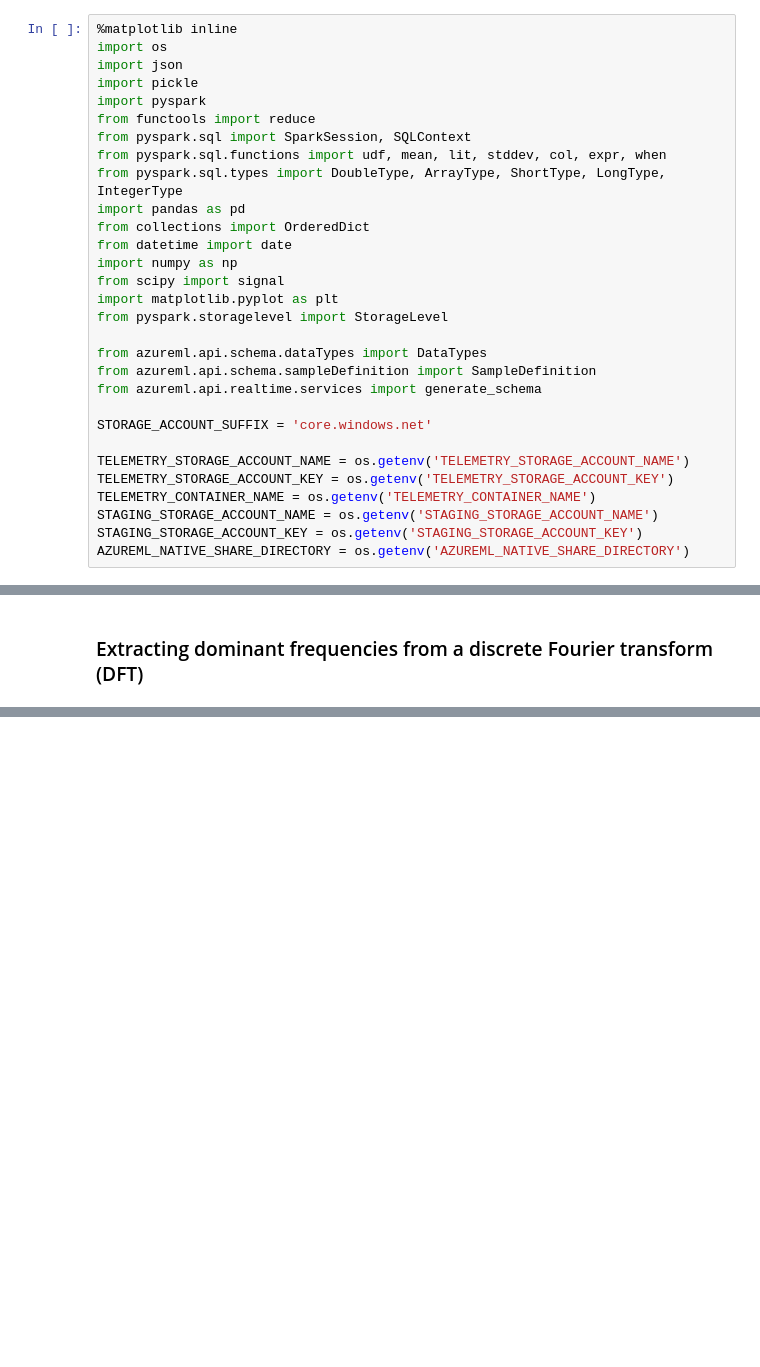
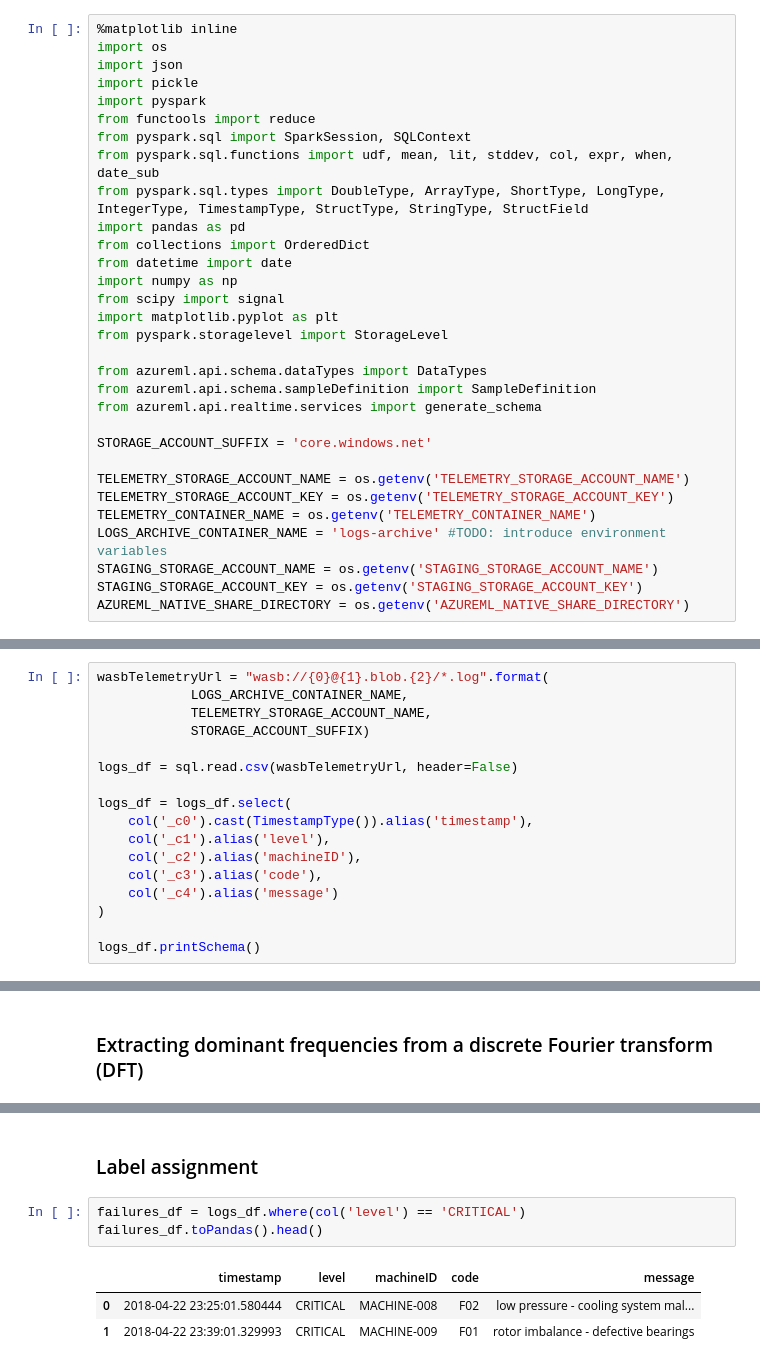
Before and after one commit to Azure/AI-PredictiveMaintenance, a Jupyter notebook: src/AML/Notebooks/FeatureEngineering.ipynb, the cells around one changed output, grey strips where cells are left out. Drawn from its saved outputs; the diff is of its cells as text; blank space fills up the shorter version.

```diff
--- a/src/AML/Notebooks/FeatureEngineering.ipynb
+++ b/src/AML/Notebooks/FeatureEngineering.ipynb
@@ -17,8 +17,8 @@ import pickle
 import pyspark
 from functools import reduce
 from pyspark.sql import SparkSession, SQLContext
-from pyspark.sql.functions import udf, mean, lit, stddev, col, expr, when
-from pyspark.sql.types import DoubleType, ArrayType, ShortType, LongType, IntegerType
+from pyspark.sql.functions import udf, mean, lit, stddev, col, expr, when, date_sub
+from pyspark.sql.types import DoubleType, ArrayType, ShortType, LongType, IntegerType, TimestampType, StructType, StringType, StructField
 import pandas as pd
 from collections import OrderedDict
 from datetime import date
@@ -36,6 +36,7 @@ STORAGE_ACCOUNT_SUFFIX = 'core.windows.net'
 TELEMETRY_STORAGE_ACCOUNT_NAME = os.getenv('TELEMETRY_STORAGE_ACCOUNT_NAME')
 TELEMETRY_STORAGE_ACCOUNT_KEY = os.getenv('TELEMETRY_STORAGE_ACCOUNT_KEY')
 TELEMETRY_CONTAINER_NAME = os.getenv('TELEMETRY_CONTAINER_NAME')
+LOGS_ARCHIVE_CONTAINER_NAME = 'logs-archive' #TODO: introduce environment variables
 STAGING_STORAGE_ACCOUNT_NAME = os.getenv('STAGING_STORAGE_ACCOUNT_NAME')
 STAGING_STORAGE_ACCOUNT_KEY = os.getenv('STAGING_STORAGE_ACCOUNT_KEY')
 AZUREML_NATIVE_SHARE_DIRECTORY = os.getenv('AZUREML_NATIVE_SHARE_DIRECTORY')
@@ -80,0 +92,17 @@ Message count: 5593
+# %%
+wasbTelemetryUrl = "wasb://{0}@{1}.blob.{2}/*.log".format(
+            LOGS_ARCHIVE_CONTAINER_NAME,
+            TELEMETRY_STORAGE_ACCOUNT_NAME,
+            STORAGE_ACCOUNT_SUFFIX)
+
+logs_df = sql.read.csv(wasbTelemetryUrl, header=False)
+
+logs_df = logs_df.select(
+    col('_c0').cast(TimestampType()).alias('timestamp'),
+    col('_c1').alias('level'),
+    col('_c2').alias('machineID'),
+    col('_c3').alias('code'),
+    col('_c4').alias('message')
+)
+
+logs_df.printSchema()
@@ -285,3 +332,12 @@ root
  |-- a0_n: double (nullable = true)
  |-- a1_n: double (nullable = true)
  |-- a2_n: double (nullable = true)
+# %% [markdown]
+### Label assignment
+# %%
+failures_df = logs_df.where(col('level') == 'CRITICAL')
+failures_df.toPandas().head()
+# %% [output]
+|  | timestamp | level | machineID | code | message |
+| 0 | 2018-04-22 23:25:01.580444 | CRITICAL | MACHINE-008 | F02 | low pressure - cooling system mal... |
+| 1 | 2018-04-22 23:39:01.329993 | CRITICAL | MACHINE-009 | F01 | rotor imbalance - defective bearings |
```
Also changed, not shown: parts of 21 cells of this notebook, 8 other files.
